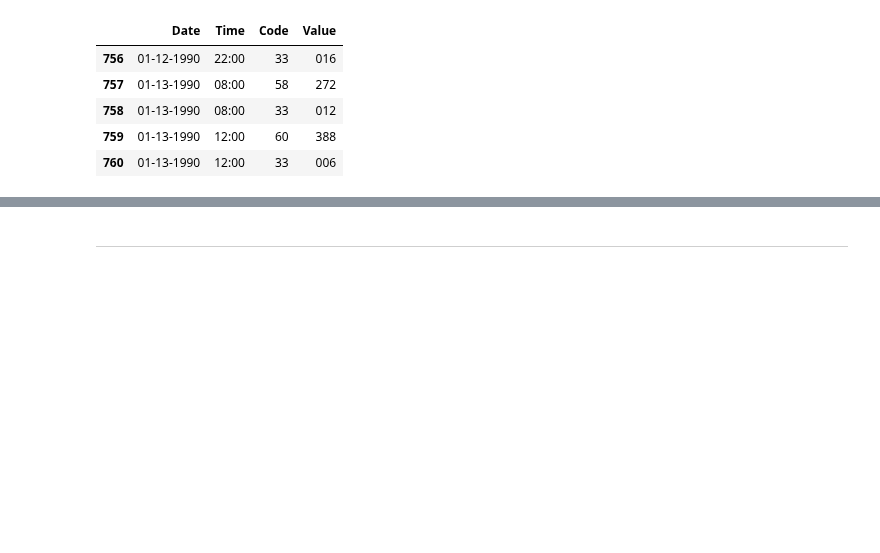
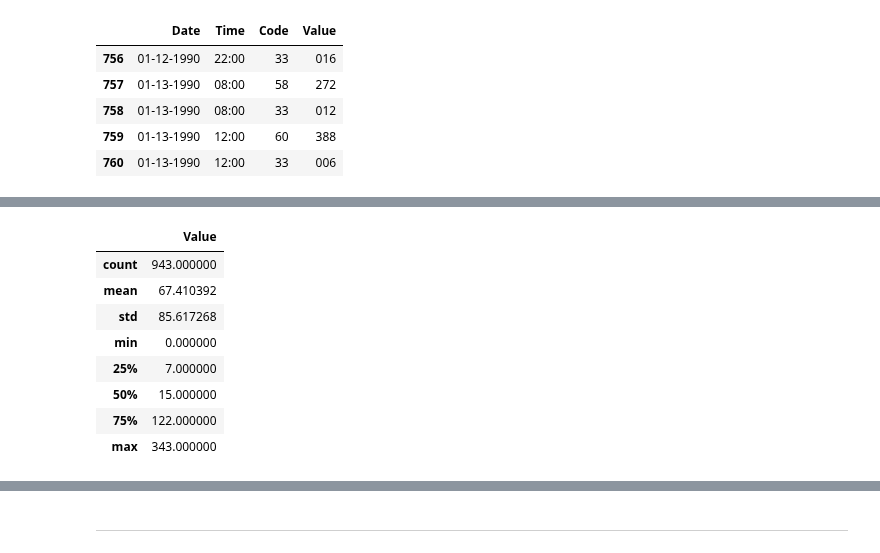
Before and after one commit to Orthologues/VAEQL_plus_Imputation, a Jupyter notebook: data_exploration.ipynb, the cells around one changed output, grey strips where cells are left out. Saved outputs shown, nothing was run; the diff lists cells and outputs as text; code cells hidden in the pictures; blank space fills up the shorter version.

```diff
--- a/data_exploration.ipynb
+++ b/data_exploration.ipynb
@@ -170,0 +238,12 @@ uci_diabetes_df2.tail()
+# %%
+uci_diabetes_df1.describe()
+# %% [output]
+|  | Value |
+| count | 943.000000 |
+| mean | 67.410392 |
+| std | 85.617268 |
+| min | 0.000000 |
+| 25% | 7.000000 |
+| 50% | 15.000000 |
+| 75% | 122.000000 |
+| max | 343.000000 |
```
Also changed, not shown: parts of 11 cells of this notebook.
